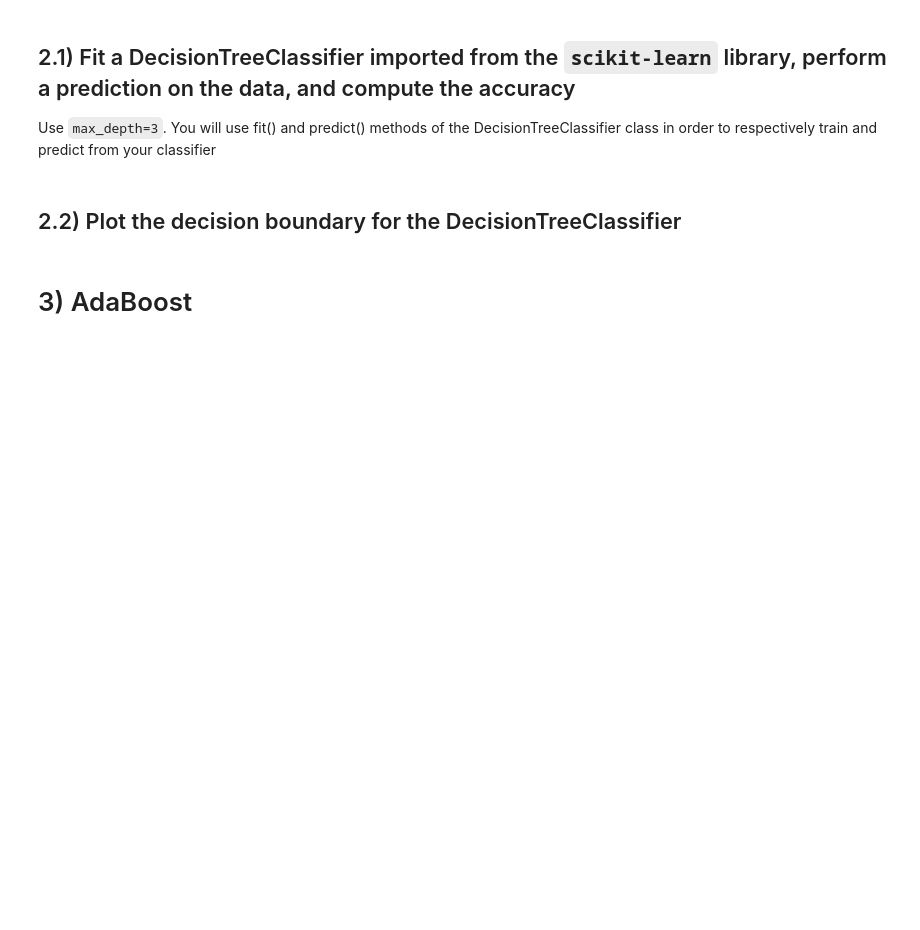
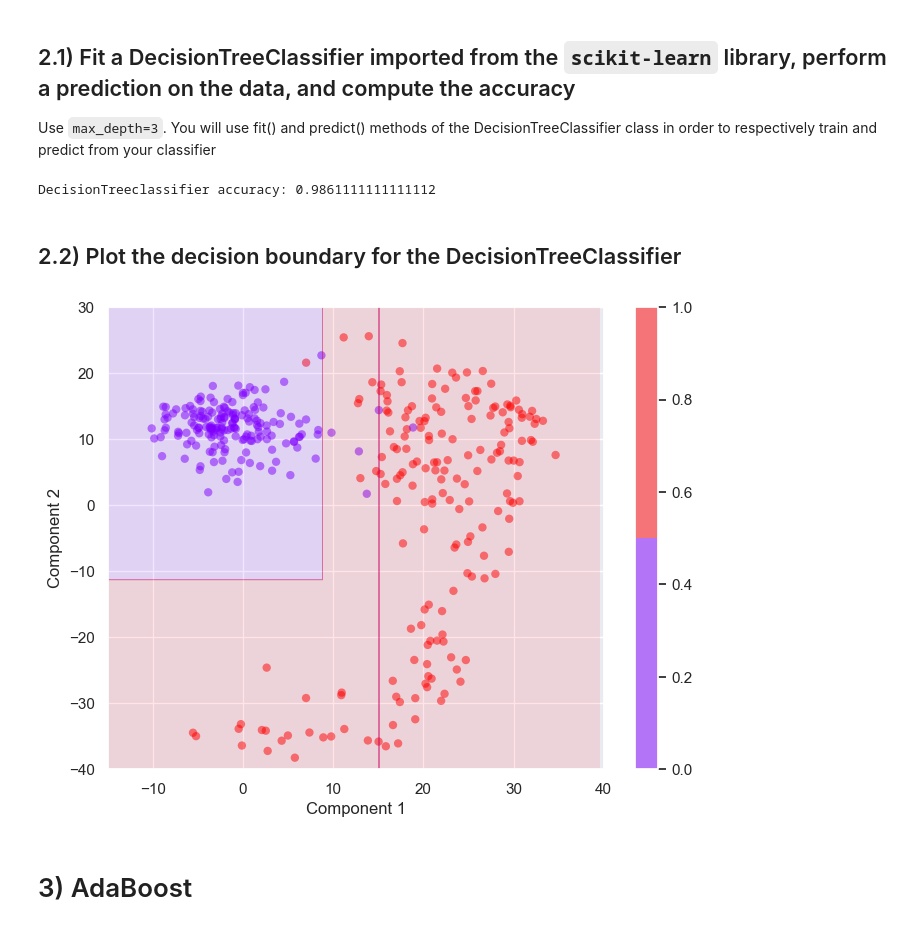
Before and after one commit to Khanrik/UniFolder, a Jupyter notebook: 5. Semester/Machine Learning/PØ/09-combining-models/exercise-09.ipynb, the cells around one changed output. Drawn from its saved outputs; the diff is of its cells as text; code cells hidden in the pictures; blank space fills up the shorter version.

```diff
--- a/5. Semester/Machine Learning/PØ/09-combining-models/exercise-09.ipynb
+++ b/5. Semester/Machine Learning/PØ/09-combining-models/exercise-09.ipynb
@@ -198,8 +198,22 @@ ValueError: matmul: Input operand 1 has a mismatch in its core dimension 0, with
 # %% [markdown]
 ## 2.1) Fit a DecisionTreeClassifier imported from the `scikit-learn` library, perform a prediction on the data, and compute the accuracy
 Use `max_depth=3`. You will use fit() and predict() methods of the DecisionTreeClassifier class in order to respectively train and predict from your classifier
+# %%
+from sklearn.tree import DecisionTreeClassifier
+clf = DecisionTreeClassifier(random_state=0, max_depth=3)
+clf.fit(X, t).predict(X)
+print("DecisionTreeclassifier accuracy:", clf.score(X, t))
+# %% [output]
+DecisionTreeclassifier accuracy: 0.9861111111111112
 # %% [markdown]
 ## 2.2) Plot the decision boundary for the DecisionTreeClassifier
+# %%
+plt.figure(figsize=(8,6))
+plot_scatter(X, t)
+plot_mesh(X, clf.fit(X, t).predict)
+plt.show()
+# %% [output]
+[figure, added]
 # %% [markdown]
 # 3) AdaBoost
 # %% [markdown]
```
Also changed, not shown: parts of 6 cells of this notebook.
